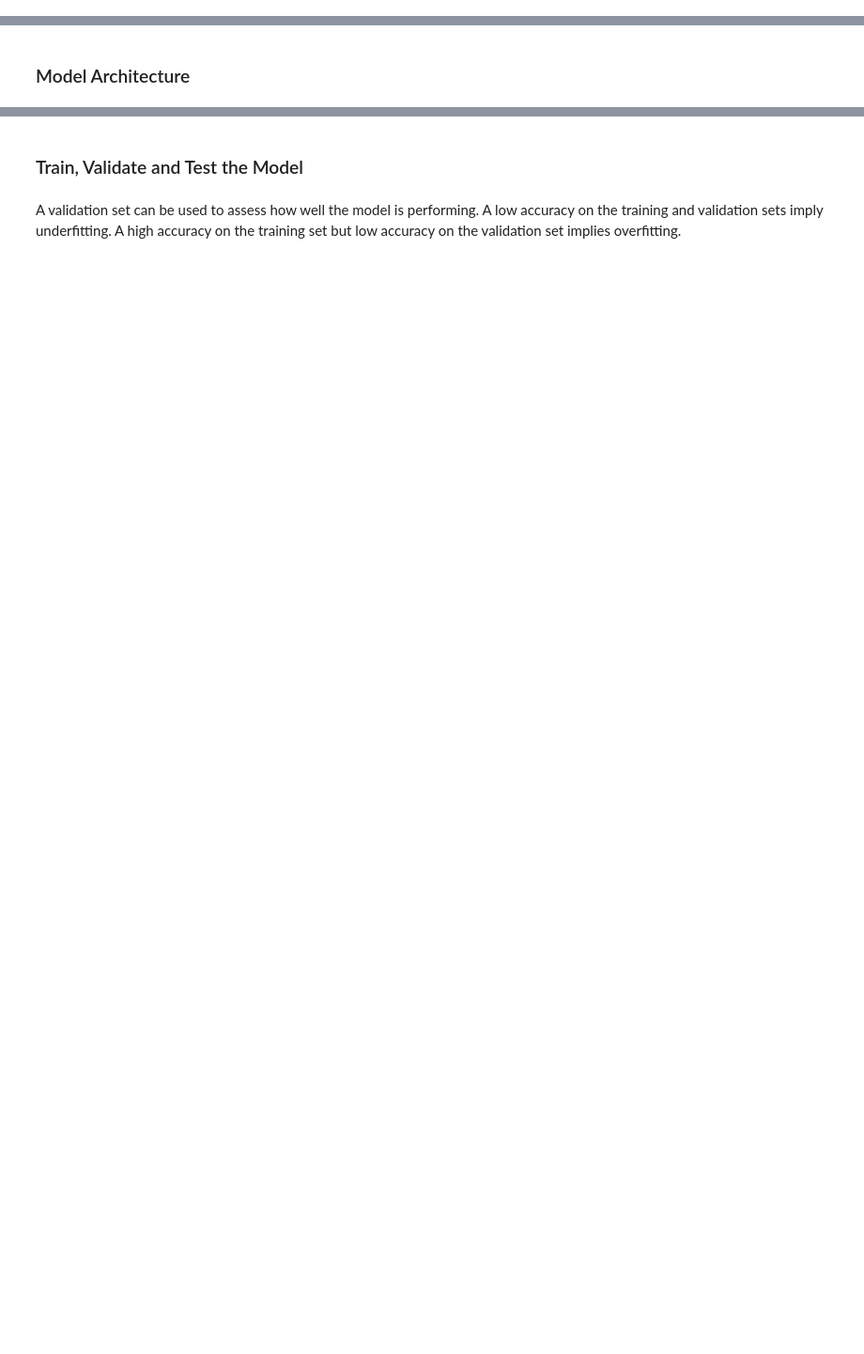
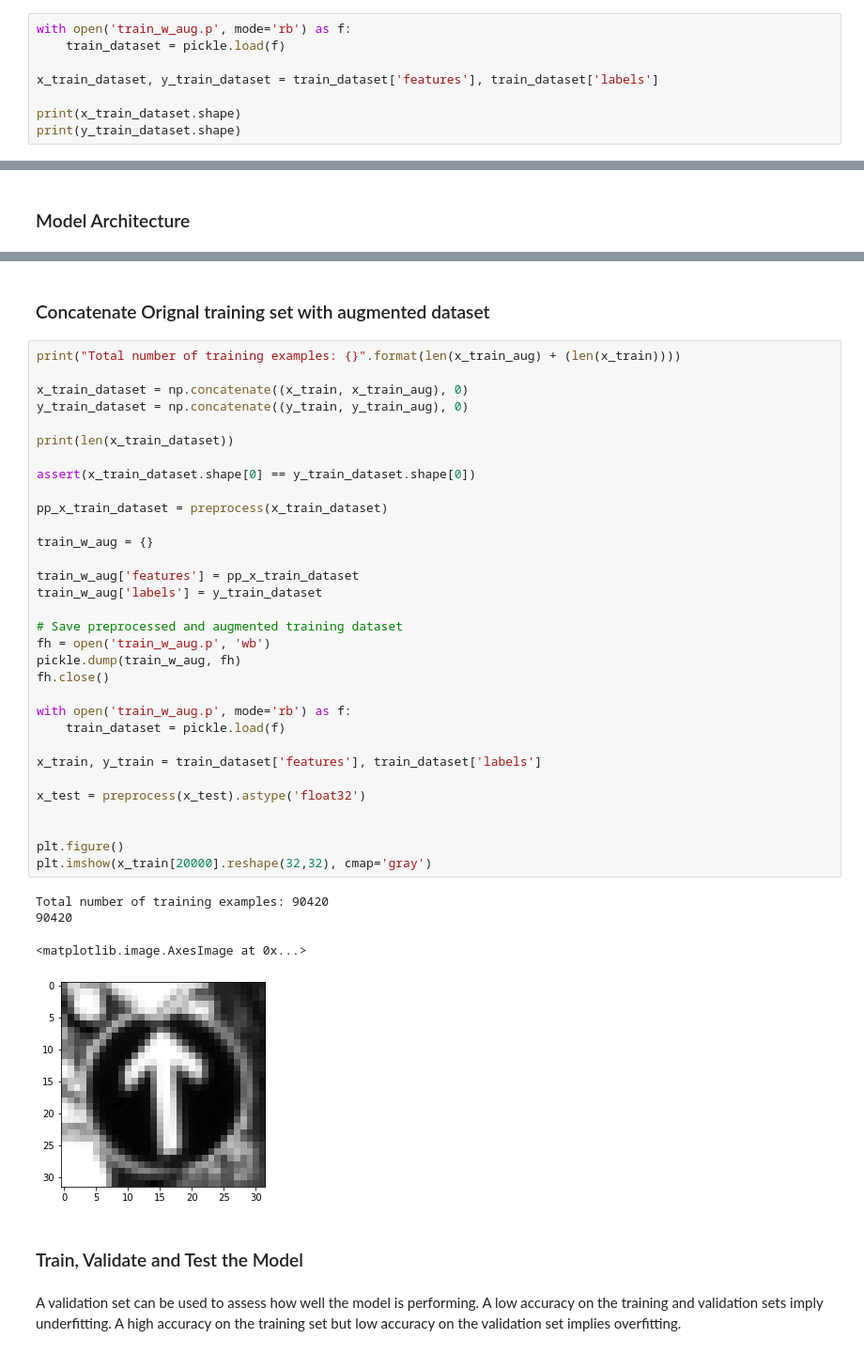
Before and after one commit to 28licaris/CarND-Traffic-Sign-Classifier, a Jupyter notebook: Traffic_Sign_Classifier.ipynb, the cells around one changed output, grey strips where cells are left out. Shown at 94% size. Drawn from its saved outputs; the diff is of its cells as text; blank space fills up the shorter version.

```diff
--- a/Traffic_Sign_Classifier.ipynb
+++ b/Traffic_Sign_Classifier.ipynb
@@ -542,0 +585,8 @@ TypeError: only integer scalar arrays can be converted to a scalar index
+# %%
+with open('train_w_aug.p', mode='rb') as f:
+    train_dataset = pickle.load(f)
+
+x_train_dataset, y_train_dataset = train_dataset['features'], train_dataset['labels']
+
+print(x_train_dataset.shape)
+print(y_train_dataset.shape)
@@ -548,3 +775,42 @@ TypeError: only integer scalar arrays can be converted to a scalar index
+# %% [markdown]
+### Concatenate Orignal training set with augmented dataset
+# %%
+print("Total number of training examples: {}".format(len(x_train_aug) + (len(x_train))))
+
+x_train_dataset = np.concatenate((x_train, x_train_aug), 0)
+y_train_dataset = np.concatenate((y_train, y_train_aug), 0)
+
+print(len(x_train_dataset))
+
+assert(x_train_dataset.shape[0] == y_train_dataset.shape[0])
+
+pp_x_train_dataset = preprocess(x_train_dataset)
+
+train_w_aug = {}
+
+train_w_aug['features'] = pp_x_train_dataset
+train_w_aug['labels'] = y_train_dataset
+
+# Save preprocessed and augmented training dataset
+fh = open('train_w_aug.p', 'wb')
+pickle.dump(train_w_aug, fh)
+fh.close()
+
+with open('train_w_aug.p', mode='rb') as f:
+    train_dataset = pickle.load(f)
+
+x_train, y_train = train_dataset['features'], train_dataset['labels']
+
+x_test = preprocess(x_test).astype('float32')
+
+
+plt.figure()
+plt.imshow(x_train[20000].reshape(32,32), cmap='gray')
+# %% [output]
+Total number of training examples: 90420
+90420
+<matplotlib.image.AxesImage at 0x...>
+[figure, added]
 # %% [markdown]
 ### Train, Validate and Test the Model
 # %% [markdown]
```
Also changed, not shown: parts of 21 cells of this notebook, 1 other file.
